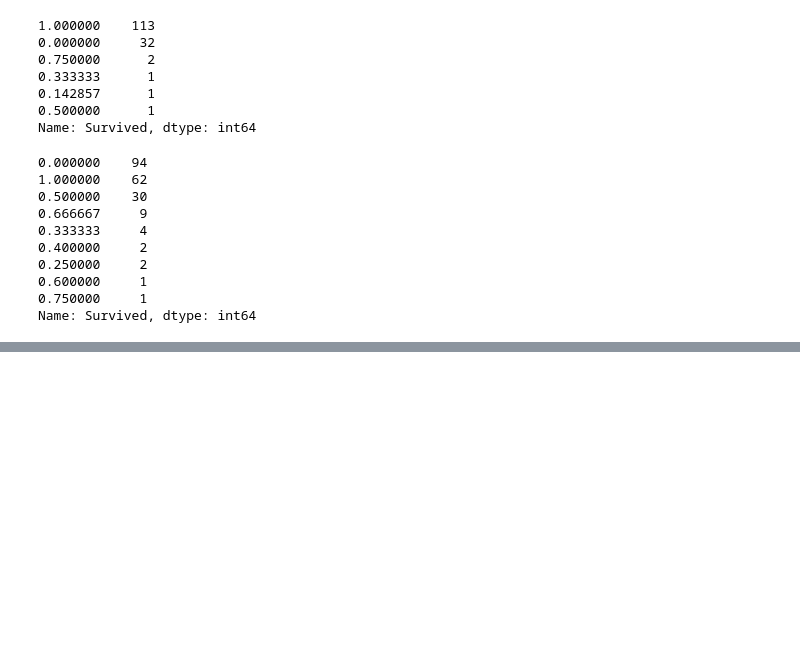
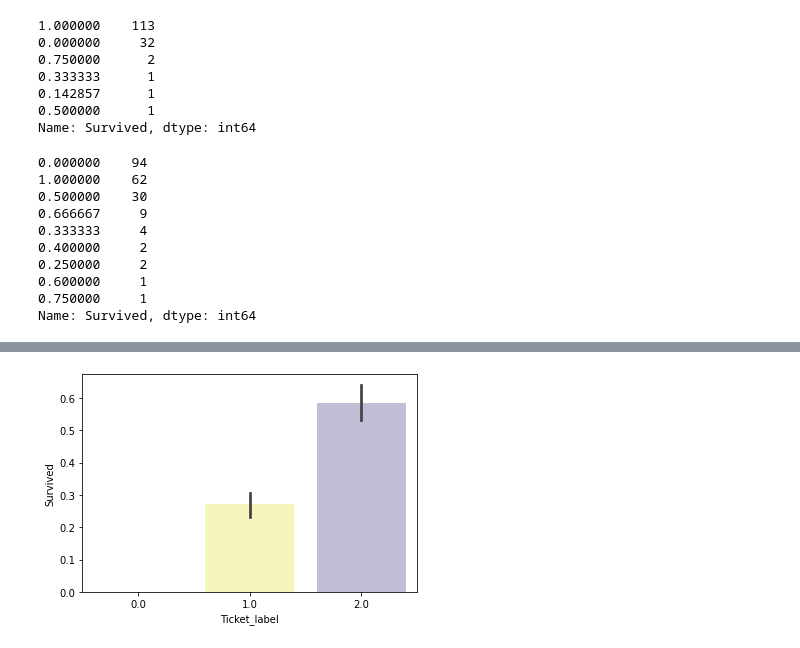
Before and after one commit to YusukeTakahashi2001/Kaggle_Titanic-Machine-Learning-from-Disaster_20201104, a Jupyter notebook: main_20201106.ipynb, the cells around one changed output, grey strips where cells are left out. Drawn from its saved outputs; the diff is of its cells as text; code cells hidden in the pictures; blank space fills up the shorter version.

```diff
--- a/main_20201106.ipynb
+++ b/main_20201106.ipynb
@@ -138,0 +158,9 @@ df.loc[(df['Survived'].isnull()) & (df['Surname'].apply(lambda x:x in Survived_l
+# %%
+# 生存率で3つにグルーピング
+df.loc[(df['TicketGroup']>=2) & (df['TicketGroup']<=4), 'Ticket_label'] = 2
+df.loc[(df['TicketGroup']>=5) & (df['TicketGroup']<=8) | (df['TicketGroup']==1), 'Ticket_label'] = 1
+df.loc[(df['TicketGroup']>=11), 'Ticket_label'] = 0
+sns.barplot(x='Ticket_label', y='Survived', data=df, palette='Set3')
+plt.show()
+# %% [output]
+[figure, added]
```
Also changed, not shown: parts of 12 cells of this notebook.
